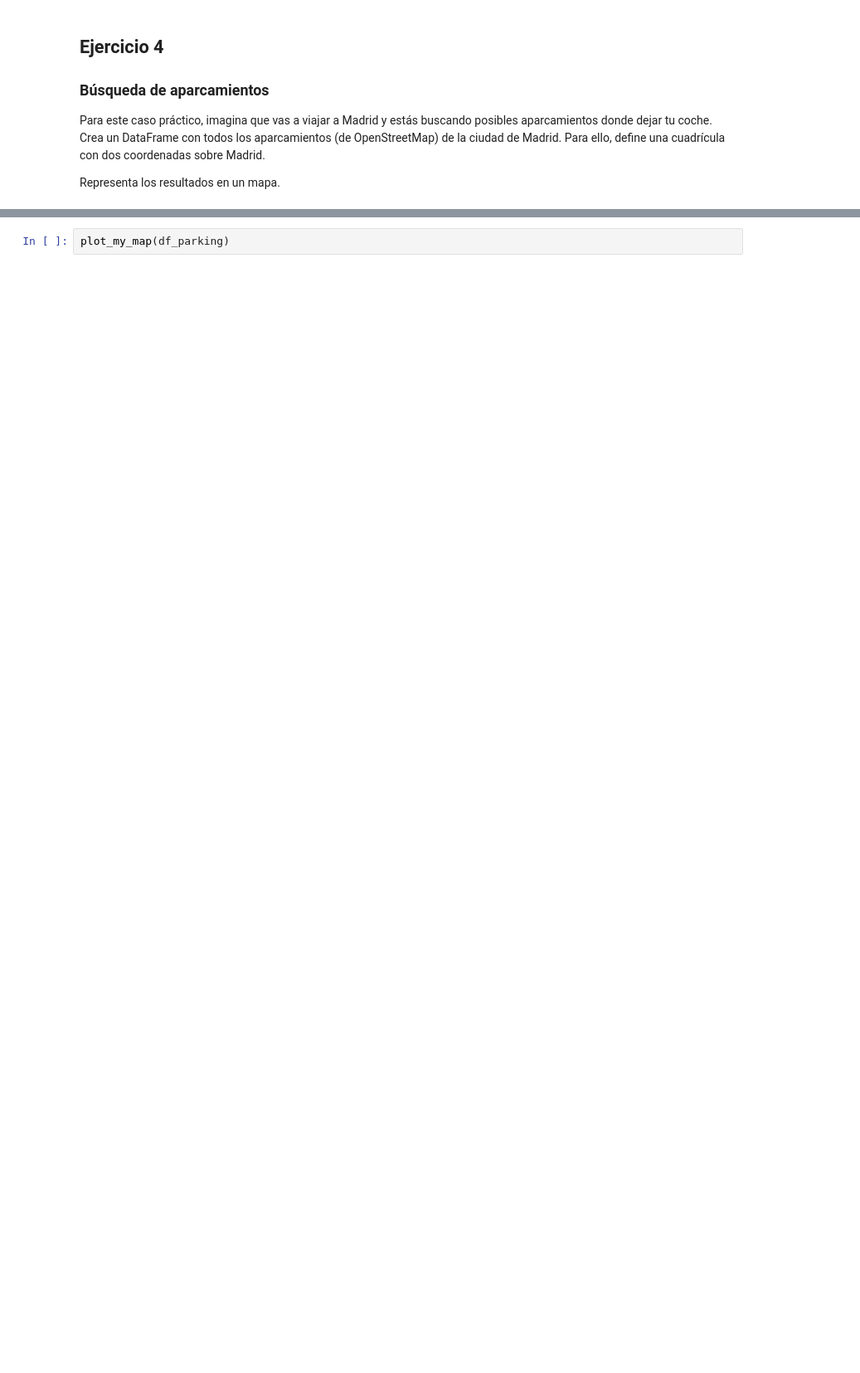
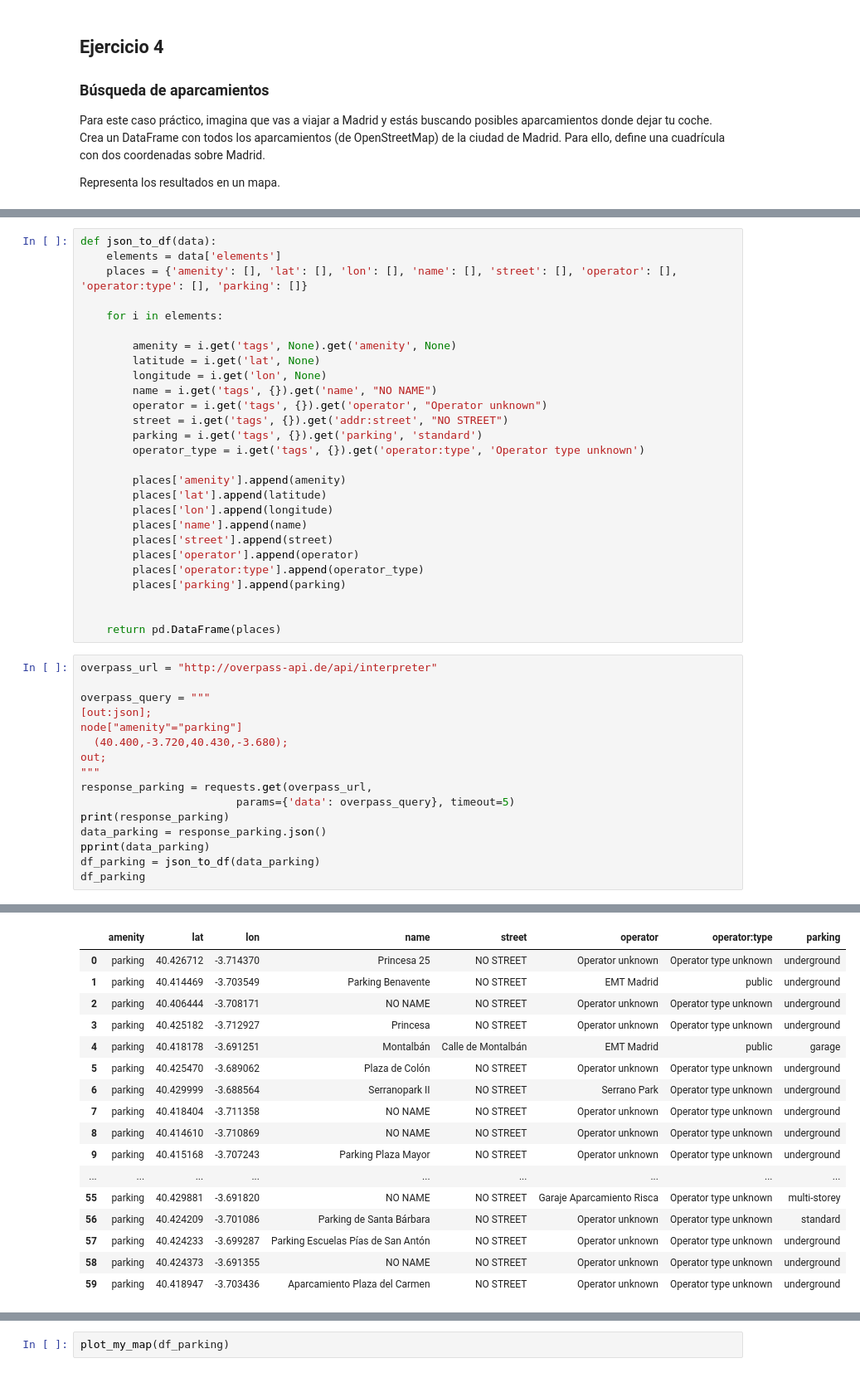
Before and after one commit to PablodaCunha/2603_ds_ft_thebridge, a Jupyter notebook: 2-Analytics/6-APIs/Ejercicios/Ejercicios_APIs.ipynb, the cells around one changed output, grey strips where cells are left out. Shown at 83% size. Saved outputs shown, nothing was run; the diff lists cells and outputs as text; blank space fills up the shorter version.

```diff
--- a/2-Analytics/6-APIs/Ejercicios/Ejercicios_APIs.ipynb
+++ b/2-Analytics/6-APIs/Ejercicios/Ejercicios_APIs.ipynb
@@ -223,0 +308,44 @@ Representa los resultados en un mapa.
+# %%
+def json_to_df(data):
+    elements = data['elements']
+    places = {'amenity': [], 'lat': [], 'lon': [], 'name': [], 'street': [], 'operator': [], 'operator:type': [], 'parking': []}
+
+    for i in elements:
+
+        amenity = i.get('tags', None).get('amenity', None)
+        latitude = i.get('lat', None)
+        longitude = i.get('lon', None)
+        name = i.get('tags', {}).get('name', "NO NAME")
+        operator = i.get('tags', {}).get('operator', "Operator unknown")
+        street = i.get('tags', {}).get('addr:street', "NO STREET")
+        parking = i.get('tags', {}).get('parking', 'standard')
+        operator_type = i.get('tags', {}).get('operator:type', 'Operator type unknown')
+
+        places['amenity'].append(amenity)
+        places['lat'].append(latitude)
+        places['lon'].append(longitude)
+        places['name'].append(name)
+        places['street'].append(street)
+        places['operator'].append(operator)
+        places['operator:type'].append(operator_type)
+        places['parking'].append(parking)
+
+
+    return pd.DataFrame(places)
+# %%
+overpass_url = "http://overpass-api.de/api/interpreter"
+
+overpass_query = """
+[out:json];
+node["amenity"="parking"]
+  (40.400,-3.720,40.430,-3.680);
+out;
+"""
+response_parking = requests.get(overpass_url,
+                        params={'data': overpass_query}, timeout=5)
+print(response_parking)
+data_parking = response_parking.json()
+pprint(data_parking)
+df_parking = json_to_df(data_parking)
+df_parking
+# %% [output]
@@ -224,3 +369,20 @@ Representa los resultados en un mapa.
+|  | amenity | lat | lon | name | street | operator | operator:type | parking |
+| 0 | parking | 40.426712 | -3.714370 | Princesa 25 | NO STREET | Operator unknown | Operator type unknown | underground |
+| 1 | parking | 40.414469 | -3.703549 | Parking Benavente | NO STREET | EMT Madrid | public | underground |
+| 2 | parking | 40.406444 | -3.708171 | NO NAME | NO STREET | Operator unknown | Operator type unknown | underground |
+| 3 | parking | 40.425182 | -3.712927 | Princesa | NO STREET | Operator unknown | Operator type unknown | underground |
+| 4 | parking | 40.418178 | -3.691251 | Montalbán | Calle de Montalbán | EMT Madrid | public | garage |
+| 5 | parking | 40.425470 | -3.689062 | Plaza de Colón | NO STREET | Operator unknown | Operator type unknown | underground |
+| 6 | parking | 40.429999 | -3.688564 | Serranopark II | NO STREET | Serrano Park | Operator type unknown | underground |
+| 7 | parking | 40.418404 | -3.711358 | NO NAME | NO STREET | Operator unknown | Operator type unknown | underground |
+| 8 | parking | 40.414610 | -3.710869 | NO NAME | NO STREET | Operator unknown | Operator type unknown | underground |
+| 9 | parking | 40.415168 | -3.707243 | Parking Plaza Mayor | NO STREET | Operator unknown | Operator type unknown | underground |
+| ... | ... | ... | ... | ... | ... | ... | ... | ... |
+| 55 | parking | 40.429881 | -3.691820 | NO NAME | NO STREET | Garaje Aparcamiento Risca | Operator type unknown | multi-storey |
+| 56 | parking | 40.424209 | -3.701086 | Parking de Santa Bárbara | NO STREET | Operator unknown | Operator type unknown | standard |
+| 57 | parking | 40.424233 | -3.699287 | Parking Escuelas Pías de San Antón | NO STREET | Operator unknown | Operator type unknown | underground |
+| 58 | parking | 40.424373 | -3.691355 | NO NAME | NO STREET | Operator unknown | Operator type unknown | underground |
+| 59 | parking | 40.418947 | -3.703436 | Aparcamiento Plaza del Carmen | NO STREET | Operator unknown | Operator type unknown | underground |
 # %%
 
 df_parking
```
Also changed, not shown: parts of 16 cells of this notebook, 37 other files.
